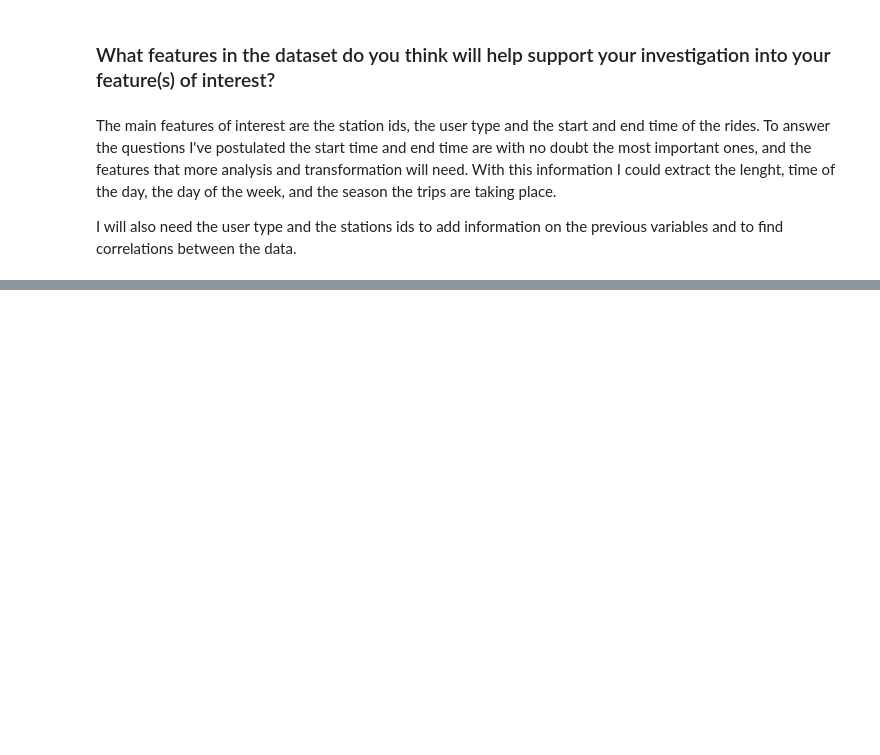
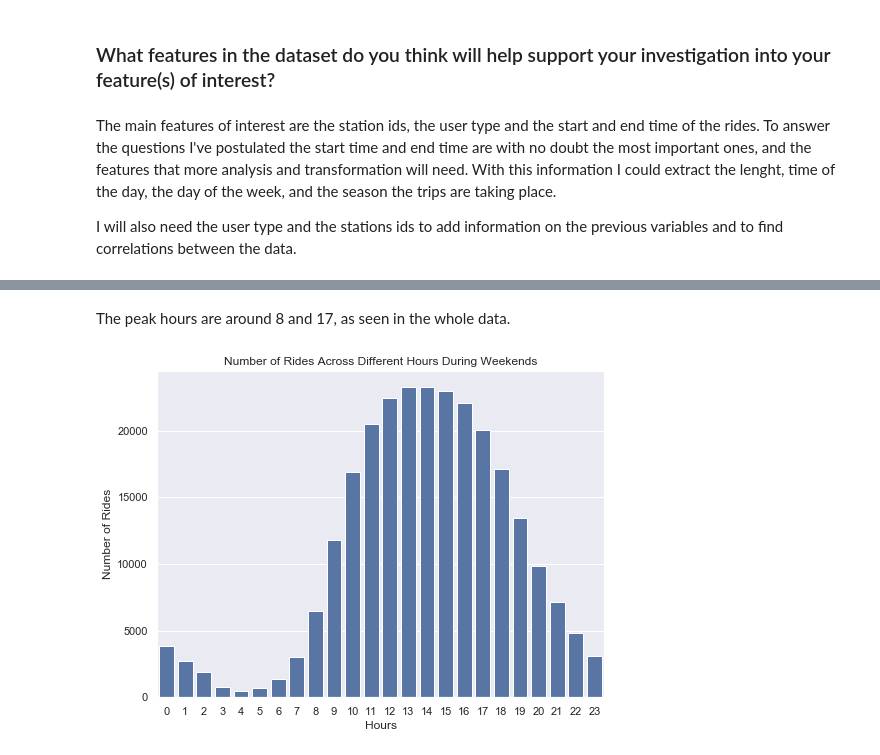
Before and after one commit to Victoriapm/GoBike-SystemData-Analysis, a Jupyter notebook: Data_exploration.ipynb, the cells around one changed output, grey strips where cells are left out. Drawn from its saved outputs; the diff is of its cells as text; code cells hidden in the pictures; blank space fills up the shorter version.

```diff
--- a/Data_exploration.ipynb
+++ b/Data_exploration.ipynb
@@ -192,0 +279,11 @@ the quote-formatted guide notes like this one before you finish your report!
+# %% [markdown]
+The peak hours are around 8 and 17, as seen in the whole data.
+# %%
+#plot the number of rides during different hours in the weekend
+base_color = sb.color_palette()[0]
+sb.countplot(data = df_weekend, x = 'start_hour', color = base_color);
+plt.xlabel("Hours")
+plt.ylabel("Number of Rides")
+plt.title("Number of Rides Across Different Hours During Weekends");
+# %% [output]
+[figure, added]
```
Also changed, not shown: parts of 112 cells of this notebook.
